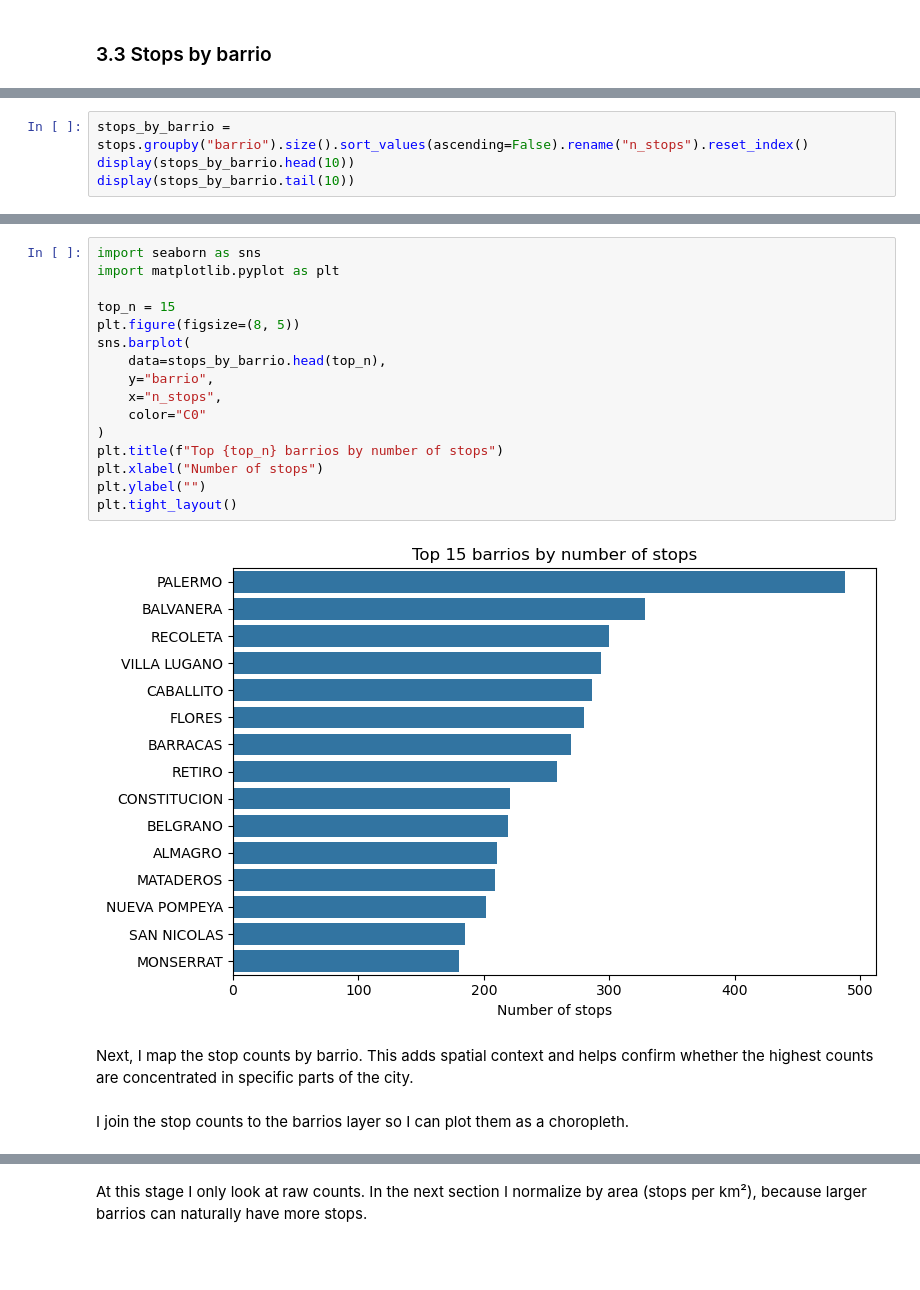
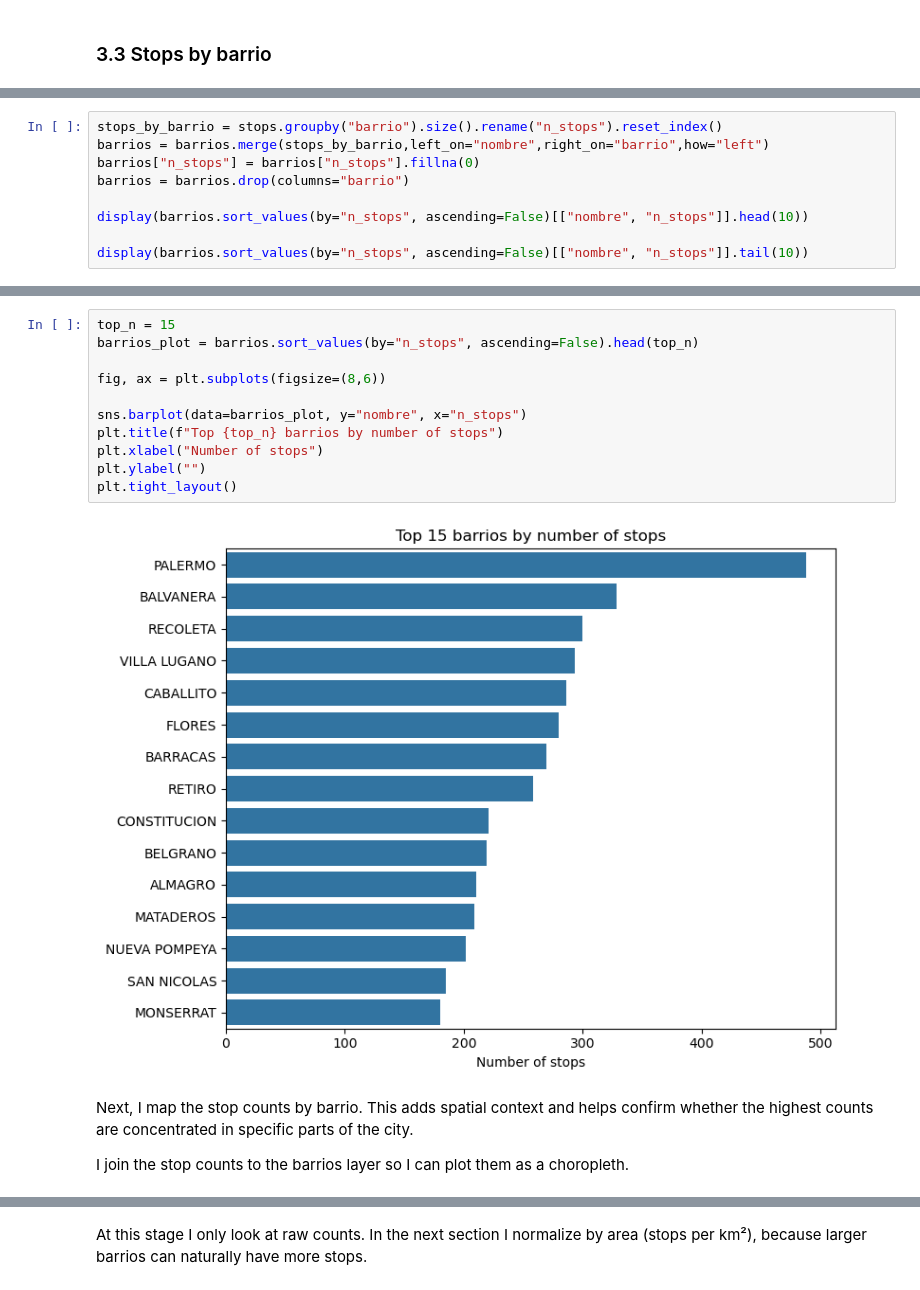
Before and after one commit to FacundoBerthet/caba-public-transport-analysis, a Jupyter notebook: notebooks/02_EDA_bus_stops.ipynb, the cells around one changed output, grey strips where cells are left out. Cells and saved outputs as stored; diff of their text form; blank space fills up the shorter version.

```diff
--- a/notebooks/02_EDA_bus_stops.ipynb
+++ b/notebooks/02_EDA_bus_stops.ipynb
@@ -249,5 +250,10 @@ I list the top and bottom barrios first, and then plot the top ones to make the
 # %%
-stops_by_barrio = stops.groupby("barrio").size().sort_values(ascending=False).rename("n_stops").reset_index()
-display(stops_by_barrio.head(10))
-display(stops_by_barrio.tail(10))
+stops_by_barrio = stops.groupby("barrio").size().rename("n_stops").reset_index()
+barrios = barrios.merge(stops_by_barrio,left_on="nombre",right_on="barrio",how="left")
+barrios["n_stops"] = barrios["n_stops"].fillna(0)
+barrios = barrios.drop(columns="barrio")
+
+display(barrios.sort_values(by="n_stops", ascending=False)[["nombre", "n_stops"]].head(10))
+
+display(barrios.sort_values(by="n_stops", ascending=False)[["nombre", "n_stops"]].tail(10))
 # %% [output]
@@ -276,23 +282,18 @@ display(stops_by_barrio.tail(10))
 # %%
-import seaborn as sns
-import matplotlib.pyplot as plt
+top_n = 15
+barrios_plot = barrios.sort_values(by="n_stops", ascending=False).head(top_n)
 
-top_n = 15
-plt.figure(figsize=(8, 5))
-sns.barplot(
-    data=stops_by_barrio.head(top_n),
-    y="barrio",
-    x="n_stops",
-    color="C0"
-)
+fig, ax = plt.subplots(figsize=(8,6))
+
+sns.barplot(data=barrios_plot, y="nombre", x="n_stops")
 plt.title(f"Top {top_n} barrios by number of stops")
 plt.xlabel("Number of stops")
 plt.ylabel("")
 plt.tight_layout()
 # %% [output]
-[figure, old version]
+[figure, new version]
 # %% [markdown]
 Next, I map the stop counts by barrio. This adds spatial context and helps confirm whether the highest counts are concentrated in specific parts of the city.
+
+I join the stop counts to the barrios layer so I can plot them as a choropleth.
-# %% [markdown]
-I join the stop counts to the barrios layer so I can plot them as a choropleth.
 # %%
```
Also changed, not shown: parts of 22 cells of this notebook.
